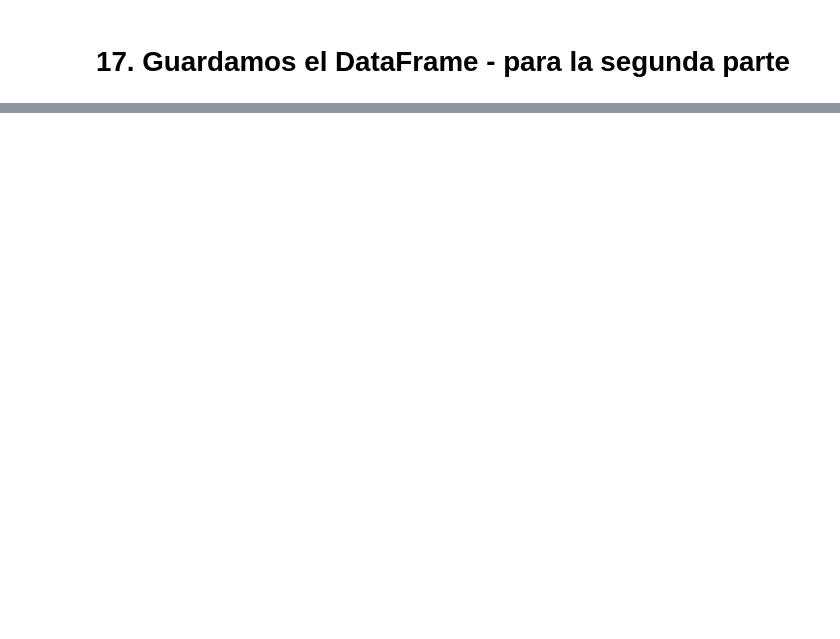
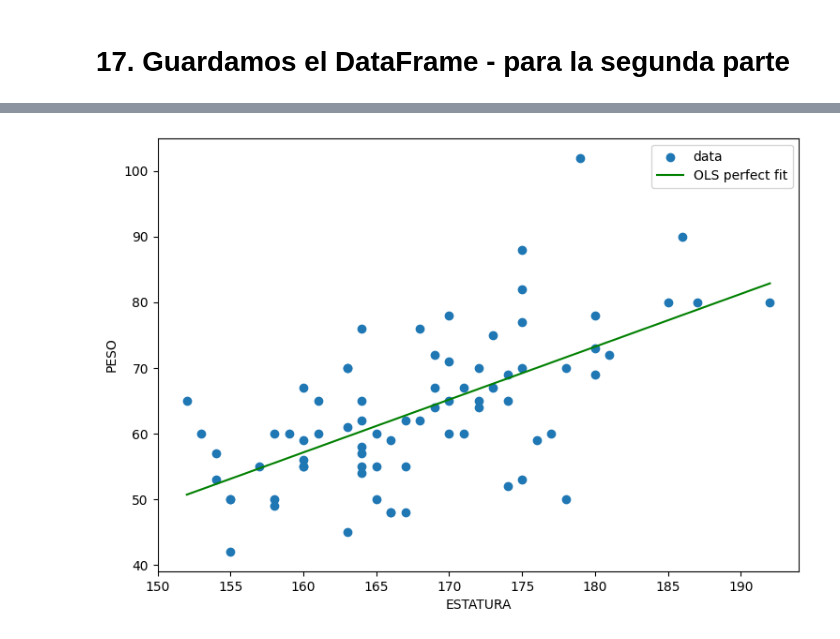
Before and after one commit to GledisUA/CLASE-3-DE-ESTAD-STICA, a Jupyter notebook: Semana2_Estadistica_Computarizada.ipynb, the cells around one changed output, grey strips where cells are left out. Saved outputs shown, nothing was run; the diff lists cells and outputs as text; code cells hidden in the pictures; blank space fills up the shorter version.

```diff
--- a/Semana2_Estadistica_Computarizada.ipynb
+++ b/Semana2_Estadistica_Computarizada.ipynb
@@ -1313,0 +1425,15 @@ df2.to_csv("df2_Nuevo.csv", index=False)
+# %%
+# @title **Paso 14.  Regresión lineal - MINIMOS CUADRADOS - OLS**
+# nuestras variables independiente y dependiente
+
+X = datos2['ESTATURA']
+y = datos2['PESO']
+
+# para obtener intercepción -- esto es opcional
+
+X = sm.add_constant(X)
+
+# ajustar el modelo de regresión
+
+reg = sm.OLS(y, X).fit()
+reg.summary()
@@ -1313,0 +1462,26 @@ df2.to_csv("df2_Nuevo.csv", index=False)
+# %%
+# @title **Paso 15.  Hacer el grafico de Dispersión pero usando Minimos cuadrados:**
+
+# Plotting using the OLS results from Paso 13
+plt.figure(figsize=(30,6))
+plt.subplot(131)
+
+
+plt.scatter(datax, datay, label="data")
+
+
+p0_ols = reg.params['const']
+p1_ols = reg.params['ESTATURA']
+# Define the function for the OLS line
+def ols_line(x, p0, p1):
+    return p0 + p1 * x
+
+
+x_plot = np.linspace(datax.min(), datax.max(), 100)
+plt.plot(x_plot, ols_line(x_plot, p0_ols, p1_ols), color="g", label="OLS perfect fit")
+plt.xlabel("ESTATURA")
+plt.ylabel("PESO")
+plt.legend()
+plt.show()
+# %% [output]
+[figure, added]
```
Also changed, not shown: parts of 48 cells of this notebook.
